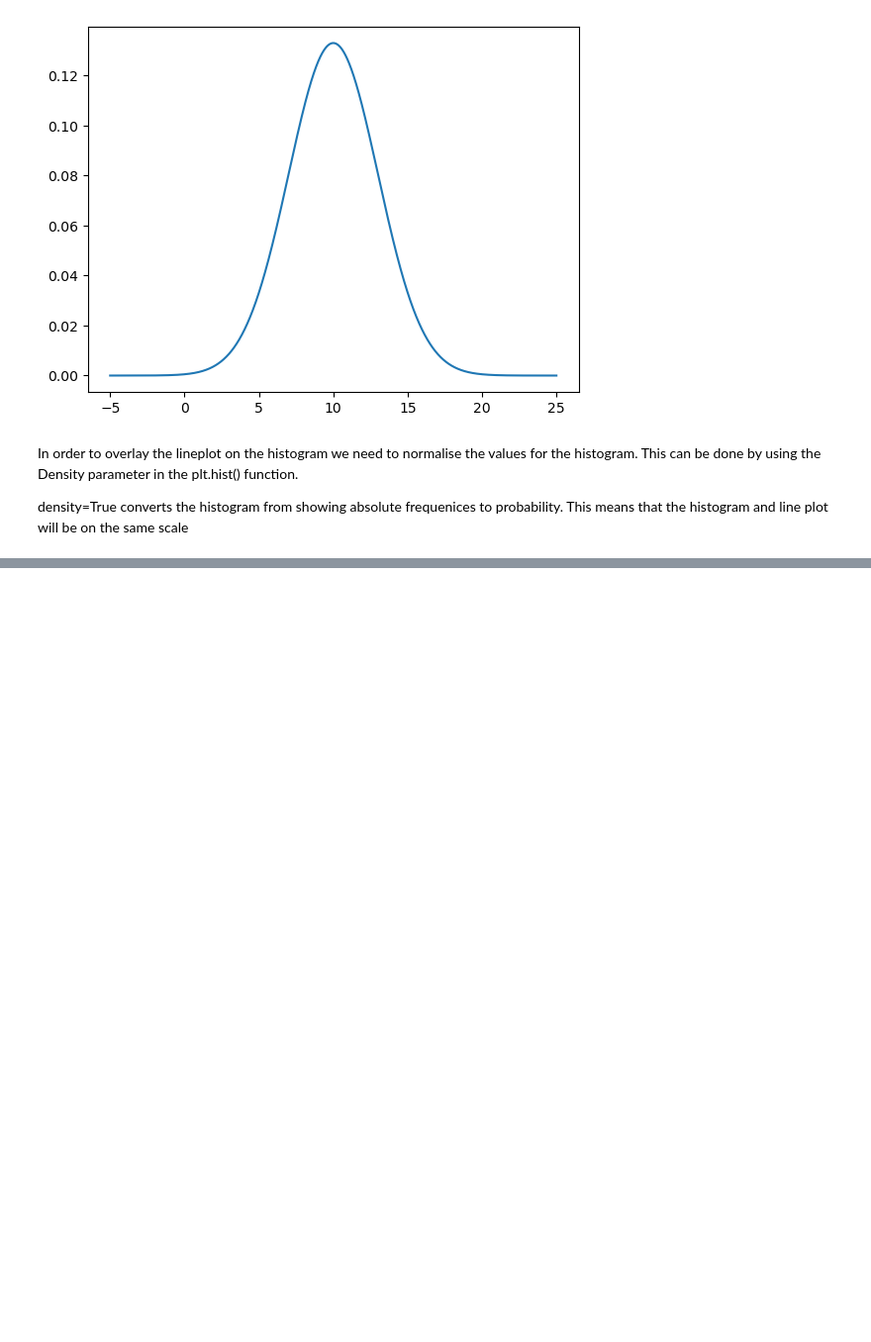
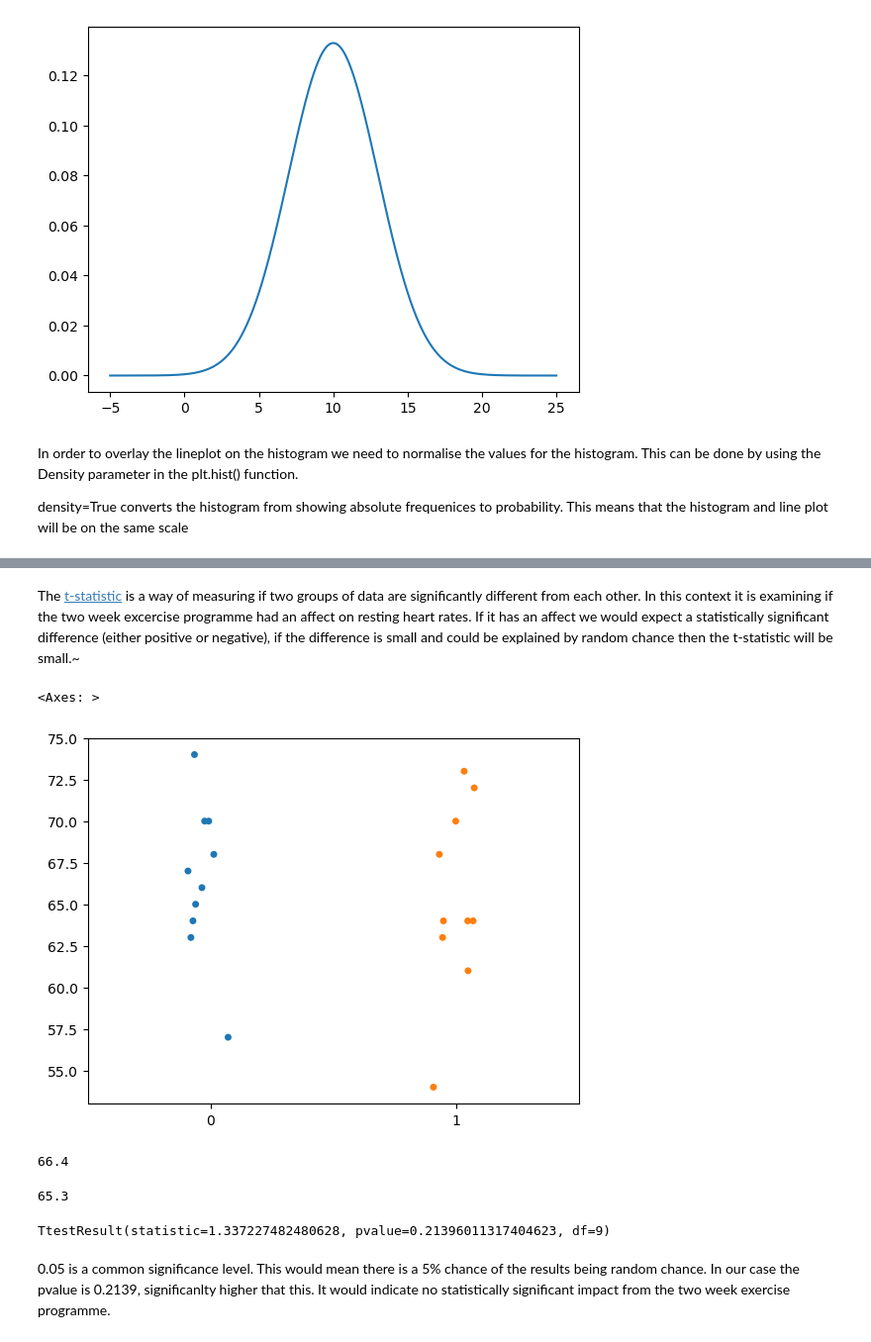
Before and after one commit to Kevin002023/applied_statistics, a Jupyter notebook: tasks.ipynb, the cells around one changed output, grey strips where cells are left out. Shown: that part at 99% size. Drawn from its saved outputs; the diff is of its cells as text; code cells hidden in the pictures; blank space fills up the shorter version.

```diff
--- a/tasks.ipynb
+++ b/tasks.ipynb
@@ -259,0 +275,35 @@ plt.show()
+# %% [markdown]
+The [t-statistic](https://www.statisticshowto.com/t-statistic) is a way of measuring if two groups of data are significantly different from each other. In this context it is examining if the two week excercise programme had an affect on resting heart rates.  If it has an affect we would expect a statistically significant difference (either positive or negative), if the difference is small and could be explained by random chance then the t-statistic will be small.~
+# %%
+#create the different groups
+
+before = [63,68,70,64,74,67,70,57,66,65]
+after = [64,64,68,64,73,70,72,54,61,63]
+# %%
+# stripplot of the values
+sns.stripplot(data=[before, after])
+# %% [output]
+<Axes: >
+[figure, added]
+# %%
+#mean of before values
+#
+mean_before = sum(before)/len(before)
+mean_before
+# %% [output]
+66.4
+# %%
+#mean of after values
+#
+mean_after = sum(after)/len(after)
+mean_after
+# %% [output]
+65.3
+# %%
+# scipy t_test
+
+stats.ttest_rel(before, after)
+# %% [output]
+TtestResult(statistic=1.337227482480628, pvalue=0.21396011317404623, df=9)
+# %% [markdown]
+0.05 is a common significance level. This would mean there is a 5% chance of the results being random chance. In our case the pvalue is 0.2139, significanlty higher that this. It would indicate no statistically significant impact from the two week exercise programme.
```
Also changed, not shown: parts of 7 cells of this notebook.
